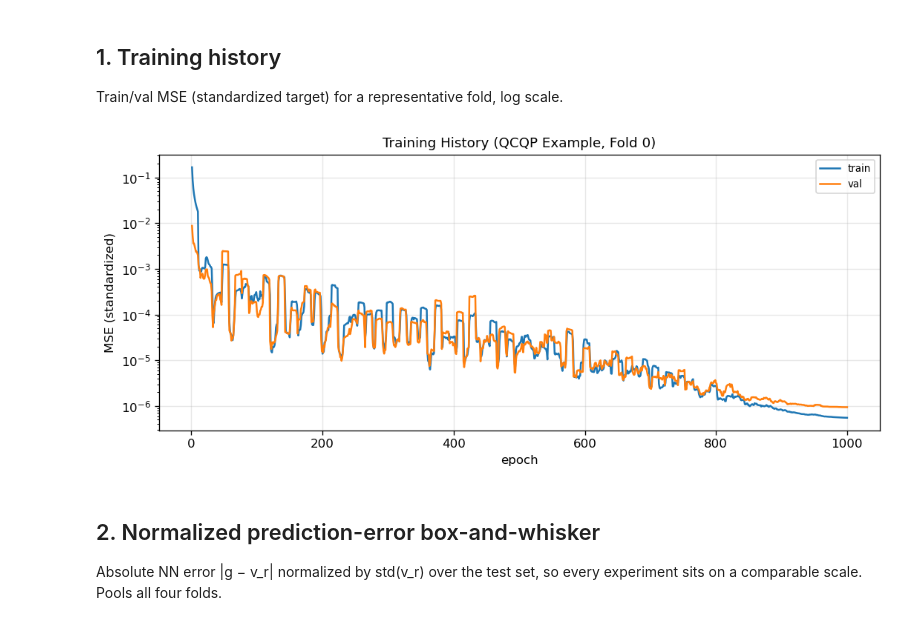
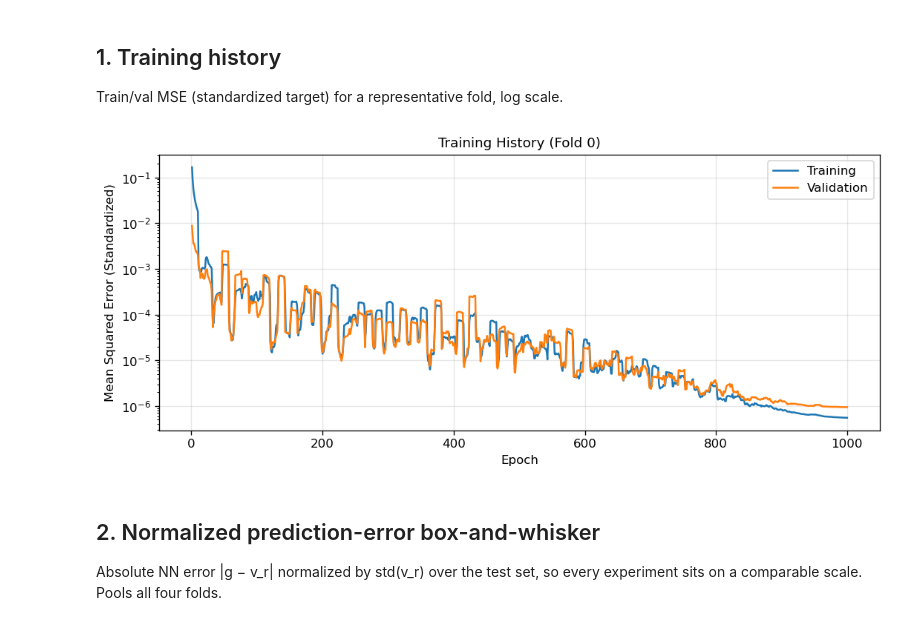
Before and after one commit to Charles-Gulian/nn-4-opt-cert, a Jupyter notebook: notebooks/paper_figures.ipynb, the cells around one changed output. Drawn from its saved outputs; the diff is of its cells as text; code cells hidden in the pictures.

```diff
--- a/notebooks/paper_figures.ipynb
+++ b/notebooks/paper_figures.ipynb
@@ -22,18 +22,18 @@ Train/val MSE (standardized target) for a representative fold, log scale.
 # %%
 h = pd.read_csv(FIGS/'training_history_qcqp_fold0.csv')
 plt.rcParams['font.size'] = 10
 fig, ax = plt.subplots(figsize=(9,4))
 w = max(1, len(h)//100)
-ax.plot(h.epoch, h.train_mse.rolling(w,min_periods=1).mean(), label='train')
-ax.plot(h.epoch, h.val_mse.rolling(w,min_periods=1).mean(), label='val')
+ax.plot(h.epoch, h.train_mse.rolling(w,min_periods=1).mean(), label='Training')
+ax.plot(h.epoch, h.val_mse.rolling(w,min_periods=1).mean(), label='Validation')
 ax.set_yscale('log')
-ax.set_xlabel('epoch')
-ax.set_ylabel('MSE (standardized)')
-ax.set_title('Training History (QCQP Example, Fold 0)', fontsize=11)
+ax.set_xlabel('Epoch')
+ax.set_ylabel('Mean Squared Error (Standardized)')
+ax.set_title('Training History (Fold 0)', fontsize=11)
 ax.legend(fontsize=10)
 fig.tight_layout(); fig.savefig(FIGS/'fig_training_history.pdf'); plt.show()
 # %% [output]
-[figure, old version]
+[figure, new version]
 # %% [markdown]
 ## 2. Normalized prediction-error box-and-whisker
 Absolute NN error |g − v_r| normalized by std(v_r) over the test set, so every
```
Also changed, not shown: parts of 1 cell of this notebook, 8 other files.
